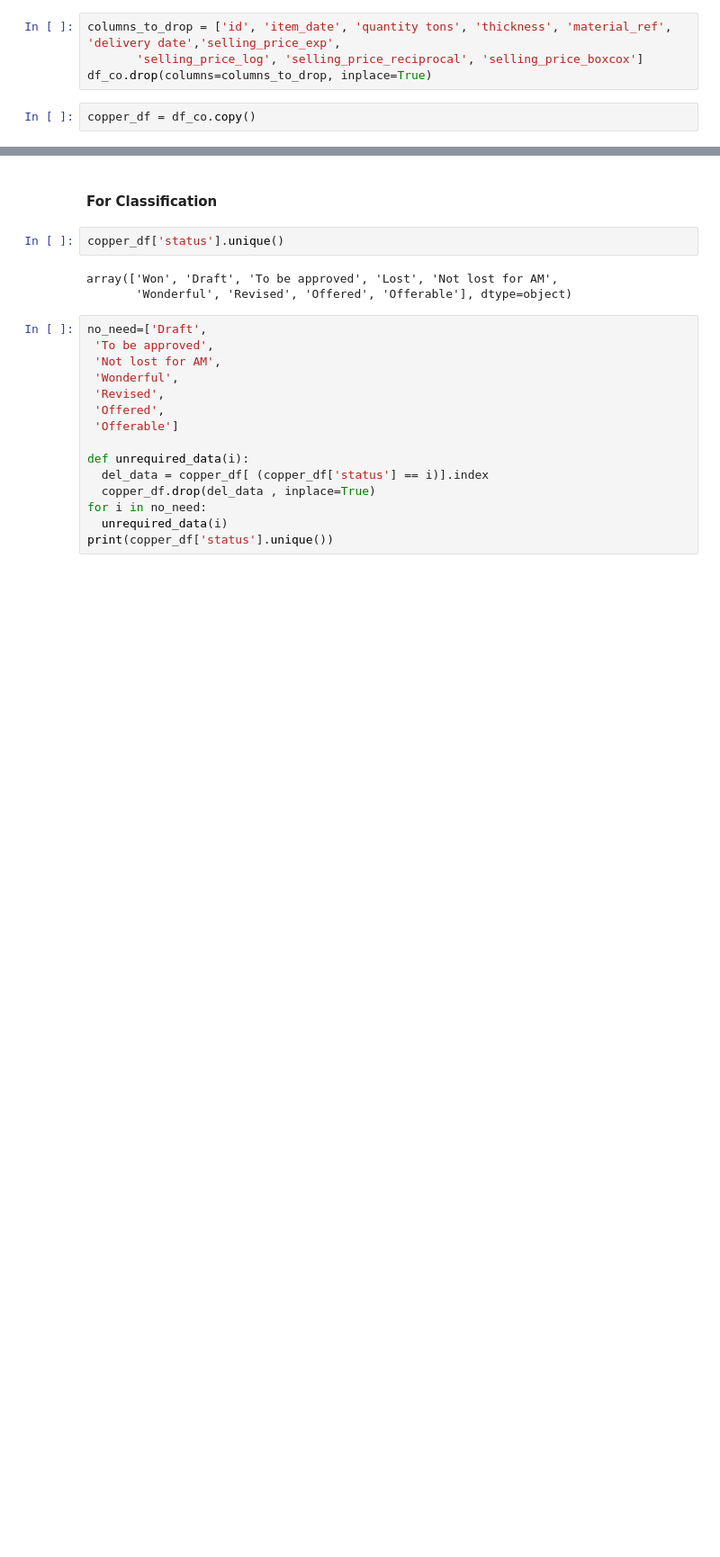
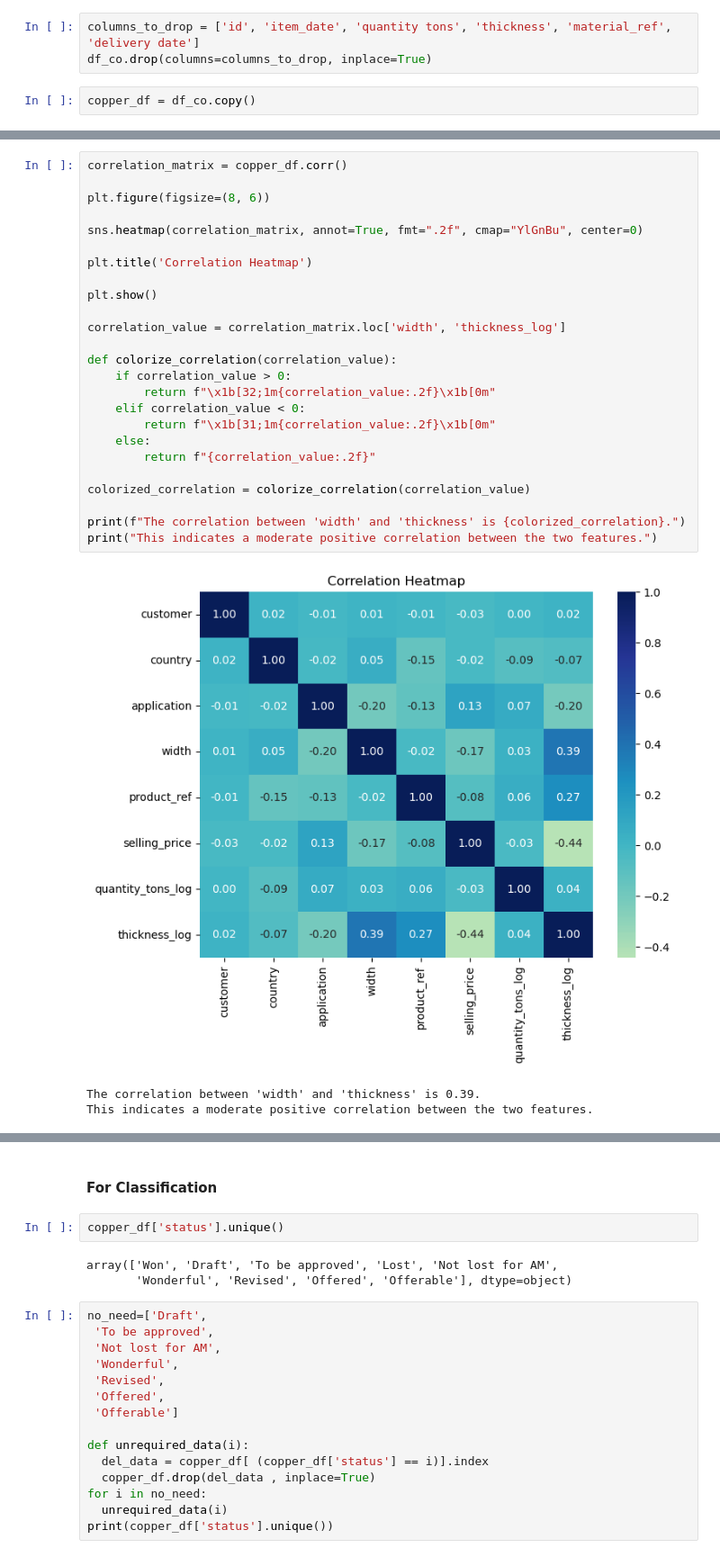
Before and after one commit to Vengatesan-K/Industrial-Copper-Modeling, a Jupyter notebook: Industrial Copper Modeling.ipynb, the cells around one changed output, grey strips where cells are left out. Shown at 90% size. Drawn from its saved outputs; the diff is of its cells as text; blank space fills up the shorter version.

```diff
--- a/Industrial Copper Modeling.ipynb
+++ b/Industrial Copper Modeling.ipynb
@@ -673,7 +698,6 @@ Index(['id', 'item_date', 'quantity tons', 'customer', 'country', 'status',
       dtype='object')
 # %%
-columns_to_drop = ['id', 'item_date', 'quantity tons', 'thickness', 'material_ref', 'delivery date','selling_price_exp',
-       'selling_price_log', 'selling_price_reciprocal', 'selling_price_boxcox']
+columns_to_drop = ['id', 'item_date', 'quantity tons', 'thickness', 'material_ref', 'delivery date']
 df_co.drop(columns=columns_to_drop, inplace=True)
 # %%
 copper_df = df_co.copy()
@@ -695,0 +722,29 @@ copper_df
+# %%
+correlation_matrix = copper_df.corr()
+
+plt.figure(figsize=(8, 6))
+
+sns.heatmap(correlation_matrix, annot=True, fmt=".2f", cmap="YlGnBu", center=0)
+
+plt.title('Correlation Heatmap')
+
+plt.show()
+
+correlation_value = correlation_matrix.loc['width', 'thickness_log']
+
+def colorize_correlation(correlation_value):
+    if correlation_value > 0:
+        return f"\x1b[32;1m{correlation_value:.2f}\x1b[0m"
+    elif correlation_value < 0:
+        return f"\x1b[31;1m{correlation_value:.2f}\x1b[0m"
+    else:
+        return f"{correlation_value:.2f}"
+
+colorized_correlation = colorize_correlation(correlation_value)
+
+print(f"The correlation between 'width' and 'thickness' is {colorized_correlation}.")
+print("This indicates a moderate positive correlation between the two features.")
+# %% [output]
+[figure, added]
+The correlation between 'width' and 'thickness' is 0.39.
+This indicates a moderate positive correlation between the two features.
```
Also changed, not shown: parts of 28 cells of this notebook.
